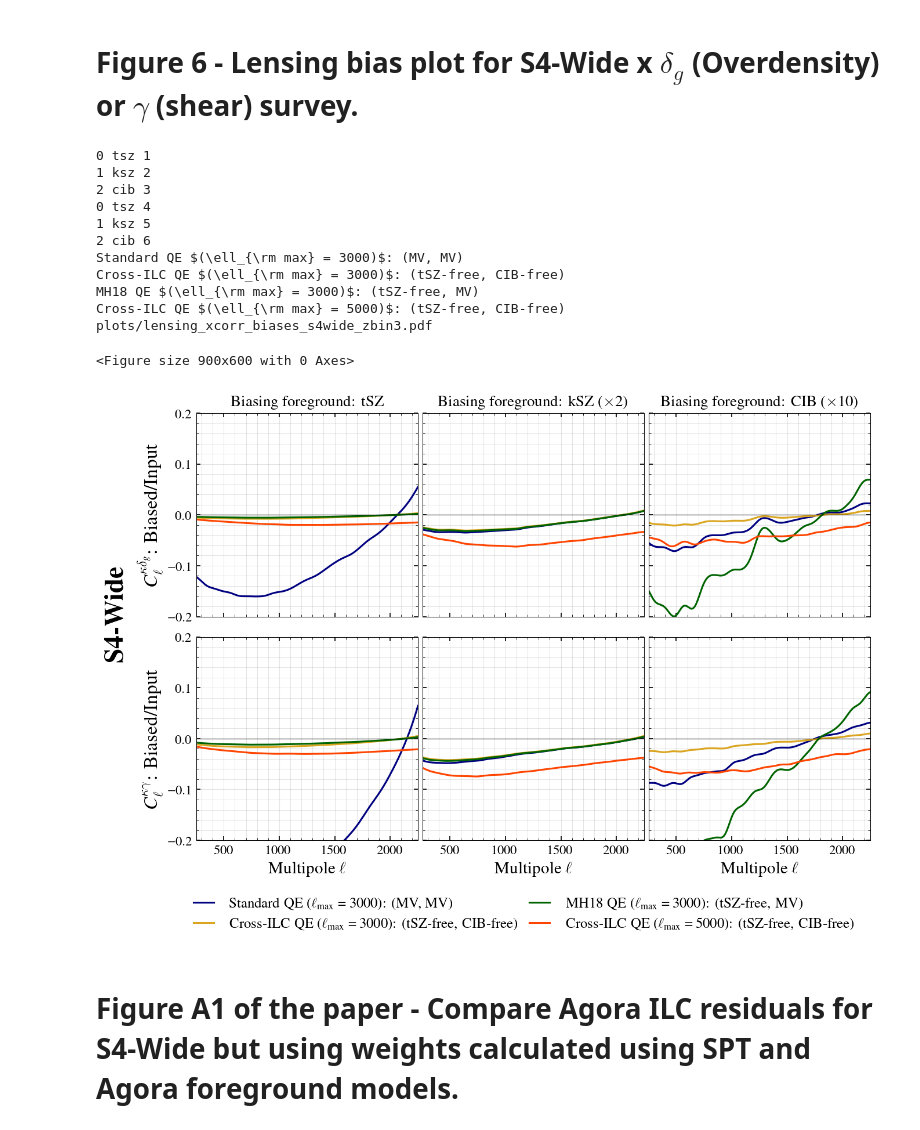
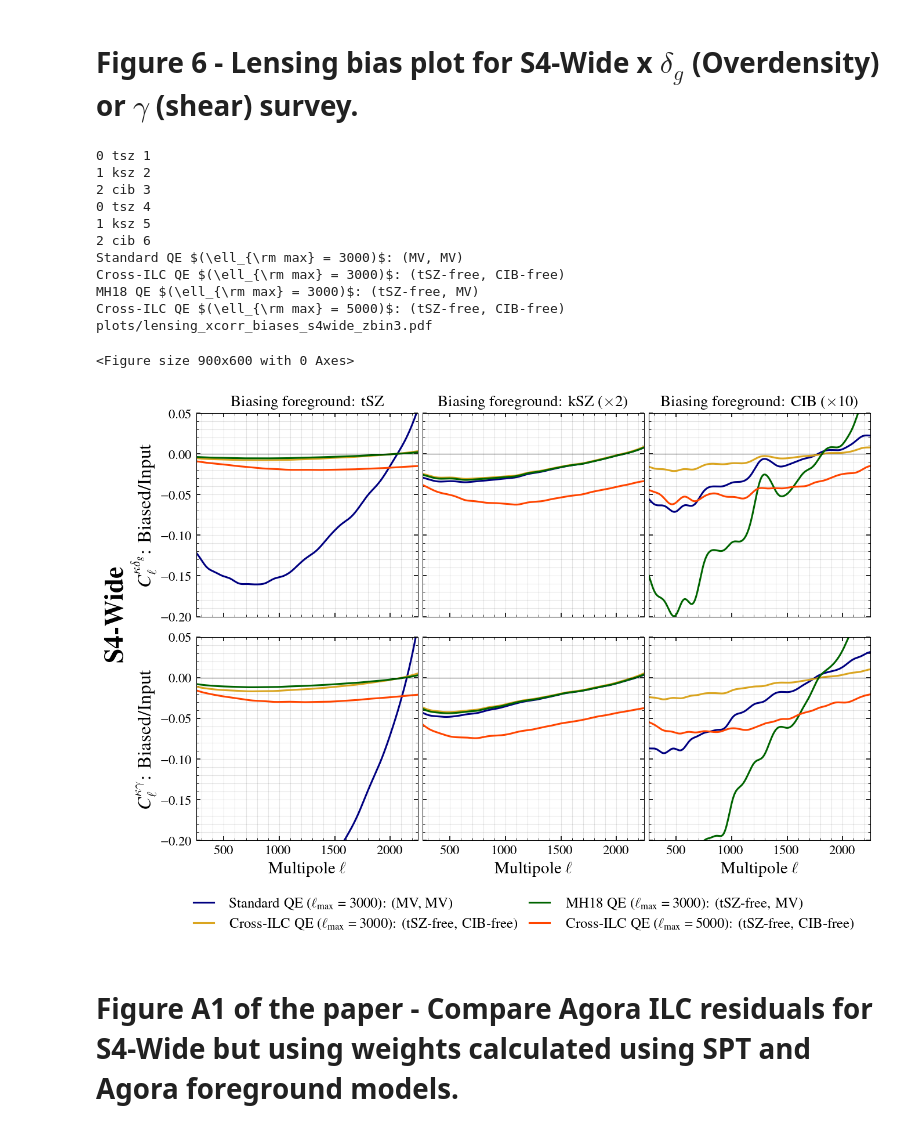
Before and after one commit to sriniraghunathan/cross_ilc_methods_paper, a Jupyter notebook: make_paper_plots.ipynb, the cells around one changed output. Cells and saved outputs as stored; diff of their text form; code cells hidden in the pictures.

```diff
--- a/make_paper_plots.ipynb
+++ b/make_paper_plots.ipynb
@@ -754,7 +754,7 @@ subplots_adjust(wspace=0.02, hspace=0.1)
 xmin, xmax = 250., 4250. #4900.
 xmin, xmax = 250., 2250. #4250. #4900.
 #ymin, ymax = -0.25, 0.25
-ymin, ymax = -0.2, 0.2
+ymin, ymax = -0.2, 0.05
 fsval = 14
 tr, tc = len(cross_corr_component_dict), len(fg_component_dict)
 sbpl = 1
@@ -814,7 +814,7 @@ for cross_corr_component_keyname in cross_corr_component_dict: #CMB-kappa x galo
             setp(ax.get_yticklabels(), visible=False)
         fn_format_axis(ax,fsval-3,fsval-3)
         #ax.xaxis.set_major_locator(MaxNLocator(nbins=6))
-        ax.yaxis.set_major_locator(MaxNLocator(nbins=4))
+        ax.yaxis.set_major_locator(MaxNLocator(nbins=5))
         xlim(xmin, xmax); ylim(ymin, ymax)
 
         #grid
@@ -827,34 +827,34 @@ for cross_corr_component_keyname in cross_corr_component_dict: #CMB-kappa x galo
 figtext(0.02, 0.45, r'{\bf %s}' %(exp_specs_dict[reqd_expname][0]), fontsize = fsval+8, rotation = 90.)
 
 if (1): #legend
     xloc, yloc = 0.1, 0.
     w, h = 0.8, 0.05
     cax = fig.add_axes([xloc, yloc, w, h])
     for lensing_bias_fd in lensing_qe_dict:
         labval, colorval = lensing_qe_dict[lensing_bias_fd]
         print(labval)
         plot([], [], color = colorval, label = r'%s' %(labval), lw = lwval)
     legend(loc = 2, fontsize=fsval-2, ncol=2, framealpha = 0., columnspacing=0.5)
     axis('off')
 #save
 plname = 'plots/lensing_xcorr_biases_s4wide_%s.pdf' %(reqd_zbin)
 print(plname)
 savefig(plname, dpi = 200.)
 show()
 # %% [output]
 0 tsz 1
 1 ksz 2
 2 cib 3
 0 tsz 4
 1 ksz 5
 2 cib 6
 Standard QE $(\ell_{\rm max} = 3000)$: (MV, MV)
 Cross-ILC QE $(\ell_{\rm max} = 3000)$: (tSZ-free, CIB-free)
 MH18 QE $(\ell_{\rm max} = 3000)$: (tSZ-free, MV)
 Cross-ILC QE $(\ell_{\rm max} = 5000)$: (tSZ-free, CIB-free)
 plots/lensing_xcorr_biases_s4wide_zbin3.pdf
 <Figure size 900x600 with 0 Axes>
-[figure, old version]
+[figure, new version]
 # %% [markdown]
 # Figure A1 of the paper - Compare <span style="font-variant:small-caps;">Agora</span> ILC residuals for S4-Wide but using weights calculated using SPT and <span style="font-variant:small-caps;">Agora</span> foreground models.
 # %%
```
Also changed, not shown: 5 other files.
